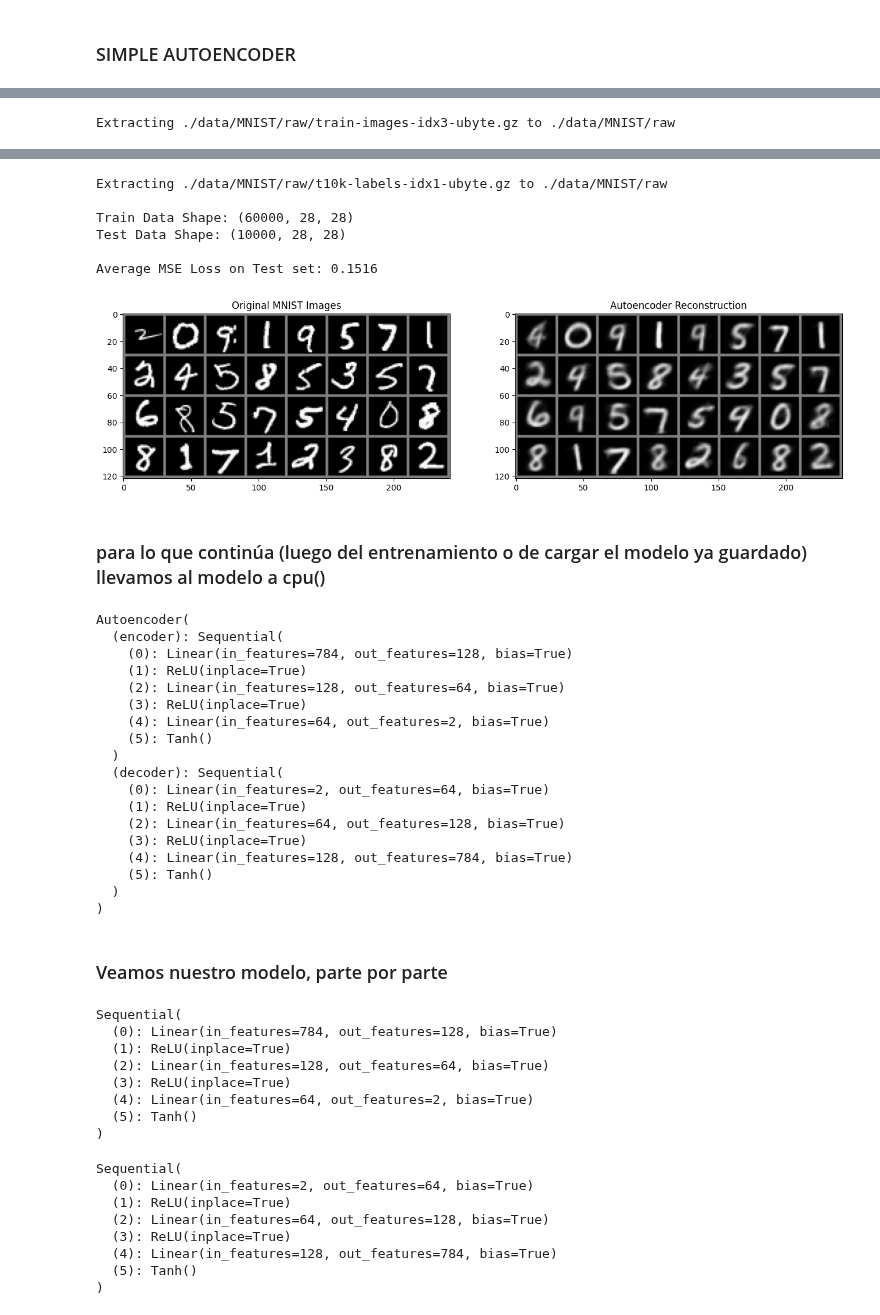
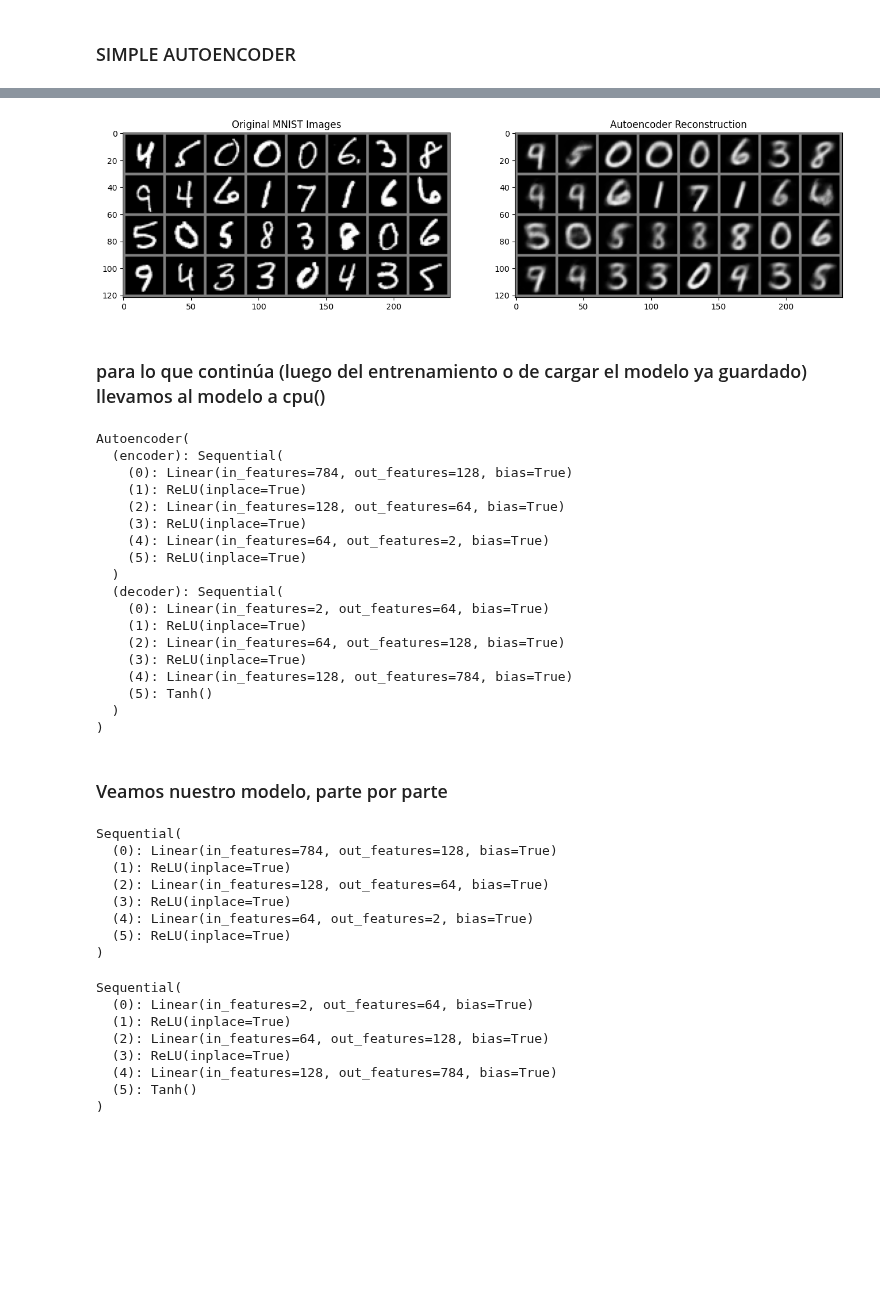
Before and after one commit to FIUBA-Posgrado-Inteligencia-Artificial/aprendizaje_profundo, a Jupyter notebook: clase_7/jupyter_notebooks/Autoencoder_TP.ipynb, the cells around one changed output, grey strips where cells are left out. Cells and saved outputs as stored; diff of their text form; code cells hidden in the pictures; blank space fills up the shorter version.

```diff
--- a/clase_7/jupyter_notebooks/Autoencoder_TP.ipynb
+++ b/clase_7/jupyter_notebooks/Autoencoder_TP.ipynb
@@ -84,8 +84,8 @@ class Autoencoder(nn.Module):
             nn.Linear(128, 64),
             nn.ReLU(inplace=True),
             nn.Linear(64, 2),
-            #nn.ReLU(inplace=True)
-            nn.Tanh()
+            nn.ReLU(inplace=True)
+            #nn.Tanh()
         )
 
         self.decoder = nn.Sequential(
@@ -178,7 +178,7 @@ if __name__ == '__main__':
     else:
 
 
-        autoencoder.load_state_dict(torch.load(os.path.join(direccion, "simple_autoencoder_2d_tanh_50.pt"), map_location = device))
+        autoencoder.load_state_dict(torch.load(os.path.join(direccion, "simple_autoencoder_2d_relu_50.pt"), map_location = device))
 
         evaluation(autoencoder, test_loader)
 
@@ -206 +207,0 @@ Downloading http://yann.lecun.com/exdb/mnist/train-images-idx3-ubyte.gz to ./dat
-Extracting ./data/MNIST/raw/train-images-idx3-ubyte.gz to ./data/MNIST/raw
@@ -217,10 +208,4 @@ Downloading http://yann.lecun.com/exdb/mnist/t10k-labels-idx1-ubyte.gz to ./data
-Extracting ./data/MNIST/raw/t10k-labels-idx1-ubyte.gz to ./data/MNIST/raw
-
-Train Data Shape: (60000, 28, 28)
-Test Data Shape: (10000, 28, 28)
-
-Average MSE Loss on Test set: 0.1516
-[figure, old version]
+[figure, new version]
 # %% [markdown]
 ### para lo que continúa (luego del entrenamiento o de cargar el modelo ya guardado) llevamos al modelo a cpu()
 # %%
@@ -233,7 +218,7 @@ Autoencoder(
     (2): Linear(in_features=128, out_features=64, bias=True)
     (3): ReLU(inplace=True)
     (4): Linear(in_features=64, out_features=2, bias=True)
-    (5): Tanh()
+    (5): ReLU(inplace=True)
   )
   (decoder): Sequential(
     (0): Linear(in_features=2, out_features=64, bias=True)
@@ -255,7 +240,7 @@ Sequential(
   (2): Linear(in_features=128, out_features=64, bias=True)
   (3): ReLU(inplace=True)
   (4): Linear(in_features=64, out_features=2, bias=True)
-  (5): Tanh()
+  (5): ReLU(inplace=True)
 )
 # %%
 autoencoder.decoder
```
Also changed, not shown: parts of 7 cells of this notebook, 3 other files.
